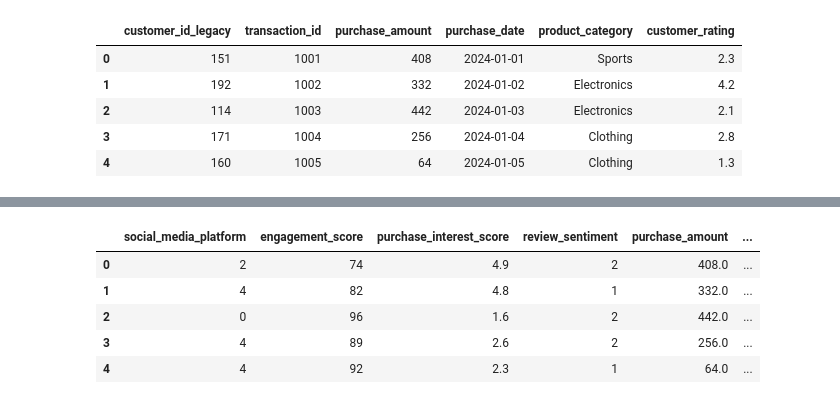
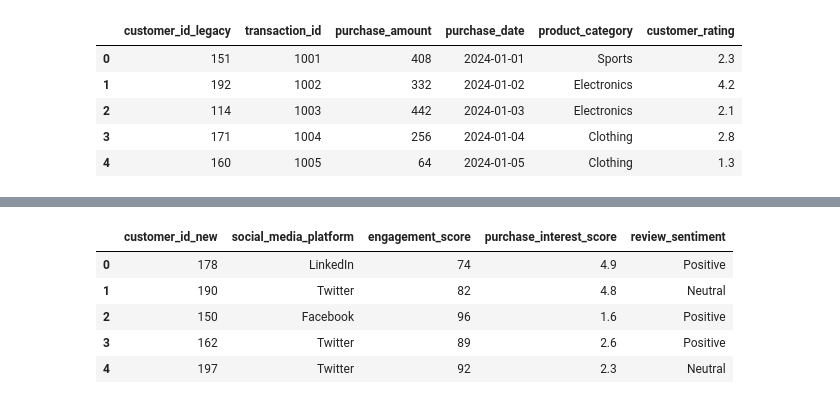
Before and after one commit to i-ganza007/Multimodal-Data-Preprocessing, a Jupyter notebook: Product_Model.ipynb, the cells around one changed output, grey strips where cells are left out. Saved outputs shown, nothing was run; the diff lists cells and outputs as text; code cells hidden in the pictures.

```diff
--- a/Product_Model.ipynb
+++ b/Product_Model.ipynb
@@ -47,13 +25,11 @@ final_set.head()
-# %%
-le = LabelEncoder()
-final_set["product_category"] = le.fit_transform(final_set["product_category"])
-final_set['review_sentiment'] = le.fit_transform(final_set['review_sentiment'])
-final_set['social_media_platform'] = le.fit_transform(final_set['social_media_platform'])
-final_set.head()
-# %% [output]
-|  | social_media_platform | engagement_score | purchase_interest_score | review_sentiment | purchase_amount | ... |
-| 0 | 2 | 74 | 4.9 | 2 | 408.0 | ... |
-| 1 | 4 | 82 | 4.8 | 1 | 332.0 | ... |
-| 2 | 0 | 96 | 1.6 | 2 | 442.0 | ... |
-| 3 | 4 | 89 | 2.6 | 2 | 256.0 | ... |
-| 4 | 4 | 92 | 2.3 | 1 | 64.0 | ... |
+# %%
+# Assuming 'customer_id_new' is already in a numeric format or can be directly converted
+customer_social_profiles['customer_id_new'] = customer_social_profiles['customer_id_new'].str.replace('A', '').astype(int)
+customer_social_profiles.head()
+# %% [output]
+|  | customer_id_new | social_media_platform | engagement_score | purchase_interest_score | review_sentiment |
+| 0 | 178 | LinkedIn | 74 | 4.9 | Positive |
+| 1 | 190 | Twitter | 82 | 4.8 | Neutral |
+| 2 | 150 | Facebook | 96 | 1.6 | Positive |
+| 3 | 162 | Twitter | 89 | 2.6 | Positive |
+| 4 | 197 | Twitter | 92 | 2.3 | Neutral |
```
Also changed, not shown: parts of 19 cells of this notebook.
